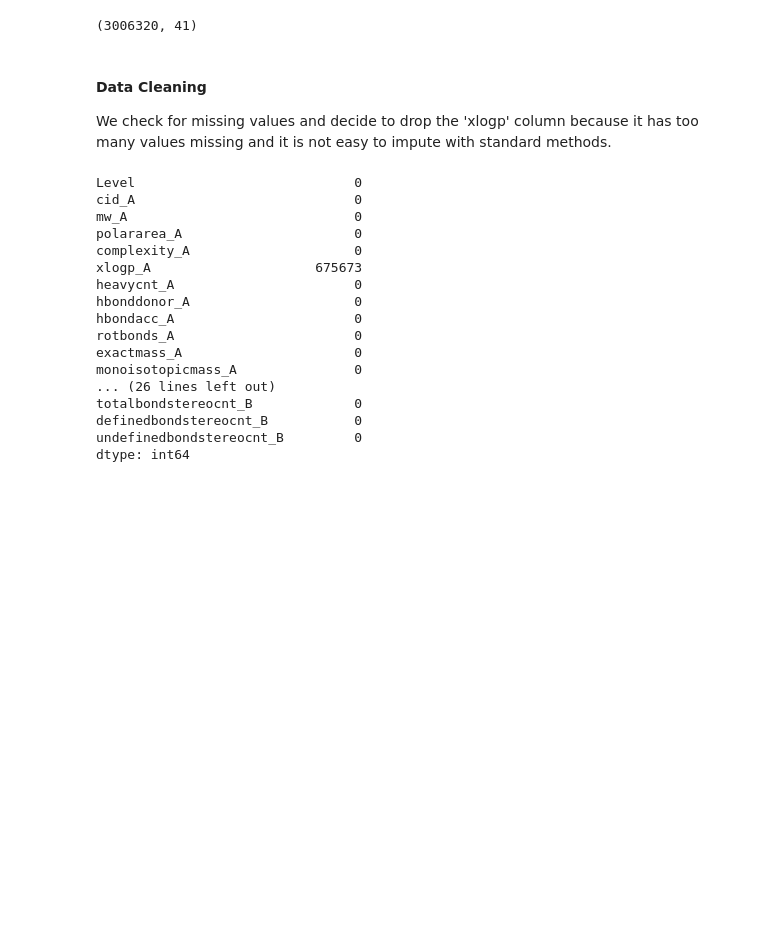
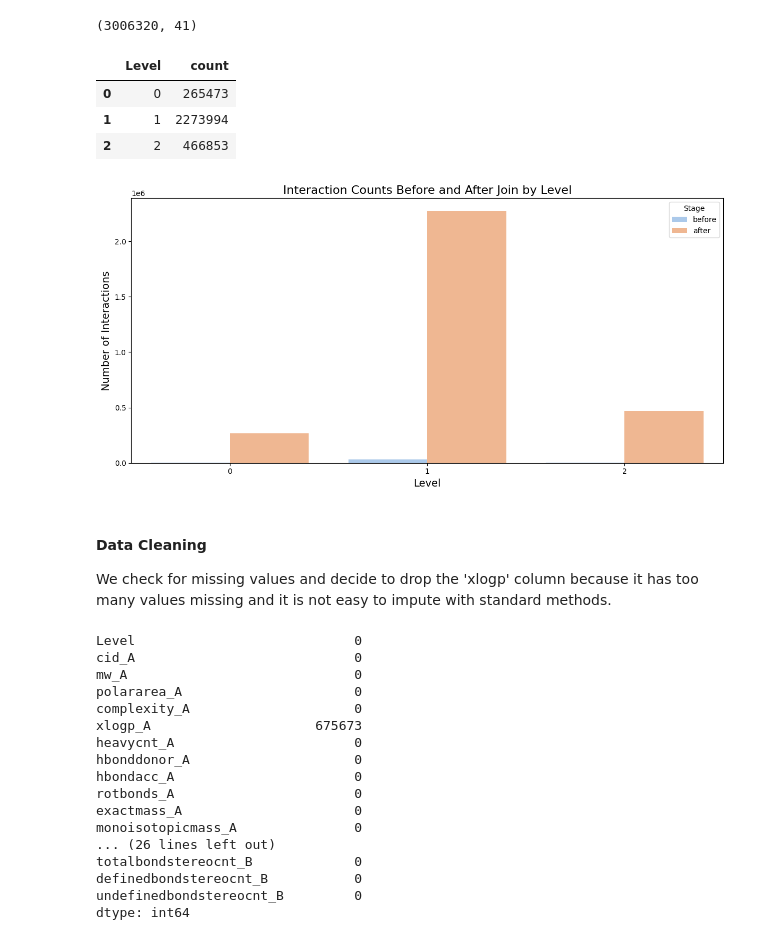
Before and after one commit to Freston1605/balanciumrx, a Jupyter notebook: train_data_processing.ipynb, the cells around one changed output. Drawn from its saved outputs; the diff is of its cells as text; code cells hidden in the pictures; blank space fills up the shorter version.

```diff
--- a/train_data_processing.ipynb
+++ b/train_data_processing.ipynb
@@ -320,6 +441,47 @@ ddinter_drugA_drugB_joined.head()
 ddinter_drugA_drugB_joined.shape
 # %% [output]
 (3006320, 41)
+# %%
+# Group by Level and count the number of rows for each one
+level_count_join = ddinter_drugA_drugB_joined.groupby('Level').size().reset_index(name='count')
+
+level_count_join
+# %% [output]
+|  | Level | count |
+| 0 | 0 | 265473 |
+| 1 | 1 | 2273994 |
+| 2 | 2 | 466853 |
+# %%
+# Rename count columns for clarity
+level_count = level_count.rename(columns={'count': 'before'})
+level_count_join = level_count_join.rename(columns={'count': 'after'})
+
+# Perform an outer join on the 'Level' column
+comparison_data = pd.merge(level_count, level_count_join, on='Level', how='outer')
+
+# Fill NaN values with 0 for missing levels
+comparison_data.fillna(0, inplace=True)
+
+# Melt the data for easier plotting with Seaborn
+melted_comparison = comparison_data.melt(id_vars='Level',
+                                          value_vars=['before', 'after'],
+                                          var_name='Stage',
+                                          value_name='Interaction Count')
+
+# Create a grouped bar plot
+plt.figure(figsize=(12, 6))
+sns.barplot(data=melted_comparison, x='Level', y='Interaction Count', hue='Stage', palette='pastel')
+
+# Add titles and labels
+plt.title('Interaction Counts Before and After Join by Level', fontsize=16)
+plt.xlabel('Level', fontsize=14)
+plt.ylabel('Number of Interactions', fontsize=14)
+
+# Adjust layout and display the plot
+plt.tight_layout()
+plt.show()
+# %% [output]
+[figure, added]
 # %% [markdown]
 #### Data Cleaning
 
```
Also changed, not shown: parts of 14 cells of this notebook.
